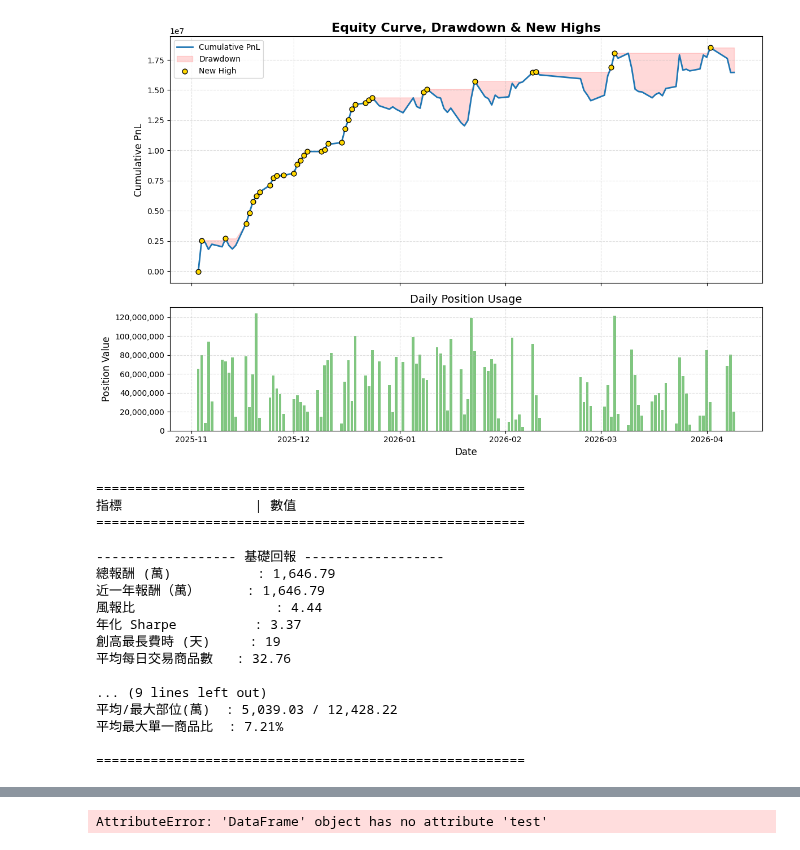
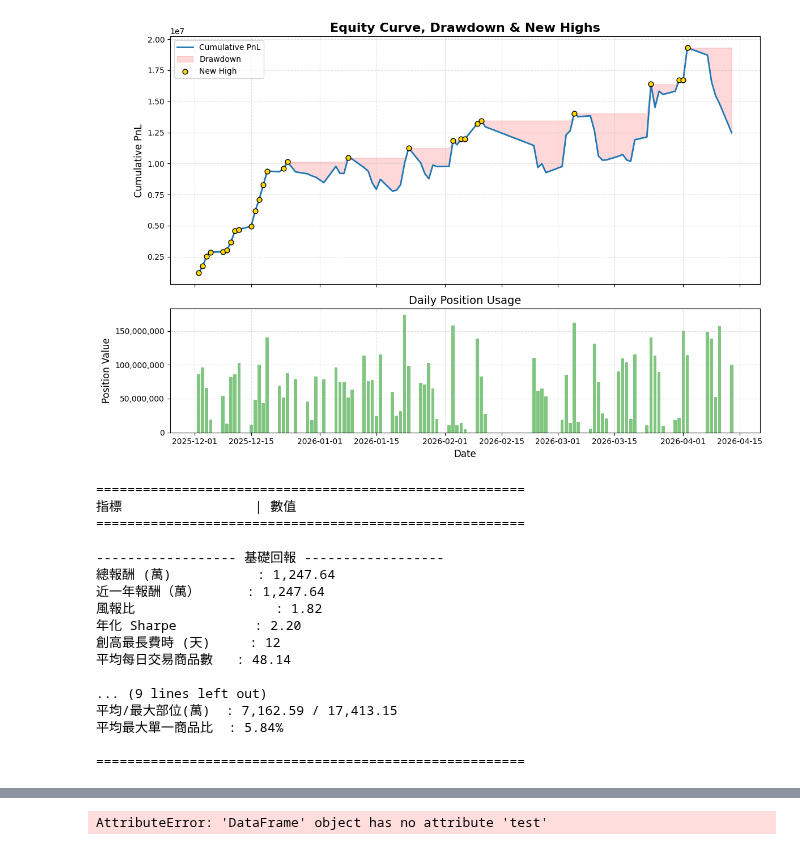
Before and after one commit to knjo/timeSeriesResearch, a Jupyter notebook: negFillResearch_model.ipynb, the cells around one changed output, grey strips where cells are left out. Drawn from its saved outputs; the diff is of its cells as text; code cells hidden in the pictures.

```diff
--- a/negFillResearch_model.ipynb
+++ b/negFillResearch_model.ipynb
@@ -150,14 +149,16 @@ signal_df['B1_Last'] = signal_df.BidLots1 / signal_df.avg_bidLots1
 signal_df['Total_Last'] = signal_df.TotalFillLots / signal_df.last_fillLots
 # %%
 based_columns = ['QuoteCode', 'ChannelSeq', 'InOut', 'Overshoot', 'TotalFillLots', 'BidPrice1','BidLots1', 'BidLots5', 'AskPrice1', 'AskLots1', 'AskLots5', 'FillLots']
-feature_columns = ['ToLow', 'ToHigh', 'Low_High', 'TickSize', 'TickBP', 'ToRef', 'ToOpen', 'FillLots_atLow', 'FillLots_atHigh', 'B1_A1B1', 'B1_B1B5', 'B12_B1B5', 'A1_A1A5', 'A12_A1A5', 'Spread', 'SpreadPairID', 'SpreadPairSeq', 'SpreadPairElapsed', 'SpreadNarrowSide', 'SpreadPairCumLots', 'PrevSpreadPairLots', 'RemainSeconds','B1_Last','Total_Last']
+feature_columns = ['ToLow', 'ToHigh', 'Low_High', 'TickSize', 'TickBP', 'ToRef', 'ToOpen', 'B1_A1B1', 'B1_B1B5', 'B12_B1B5', 'A1_A1A5', 'A12_A1A5', 'Spread', 'RemainSeconds']#'B1_Last','Total_Last']
 cross_columns = ['AmountRank', 'netAmountRank', 'TotalFillLotsRank', 'netTotalFillLotsRank', 'ToRefRank']
 day_columns = ['dealer_hedging_netLots', 'dealer_netLots', 'foreign_dealer_netLots', 'foreign_netLots', 'investment_netLots', 'margin_netLots', 'short_netLots', 'nextday_allow_day_trade_mark', 'trading_volume_noOdd', 'big_buy_lots', 'big_buy_ToCloseBP', 'big_buy_300sBP', 'big_sell_lots', 'big_sell_ToCloseBP', 'big_sell_300sBP', 'hft_participation', 'hft_buy_ToCloseBP', 'hft_buy_300sBP', 'hft_sell_ToCloseBP', 'hft_sell_300sBP', 'day_amount_rank', 'day_lots_rank']
 # #
 feature = based_columns + feature_columns + cross_columns + day_columns
 label = 'TakerSell_CloseBP_net'
+
+feature_columns = ['ToLow', 'ToHigh', 'Low_High', 'ToRef', 'ToOpen', 'B1_A1B1', 'RemainSeconds']
 # %%
-result = train_and_predict_ridge_rolling(signal_df, feature_columns , label, n_training_days=60, feature_screening=True, alpha=1 )
+result = train_and_predict_ridge_rolling(signal_df, feature_columns , label, n_training_days=60, feature_screening=True, alpha=0.1 )
 # %% [output]
 🔍 目前預測目標: TakerSell_CloseBP_net | Rolling Training 視窗: 60 天
 🔄 為了 O(1) NumPy 加速，強制將資料依照 Date, QuoteCode, TransTime 進行排序...
@@ -299,11 +323,17 @@ signal_df.head()
 # %%
 signal_df['PosLots'] = signal_df.groupby(['Date', 'QuoteCode']).BidPrice1.transform('cumcount') + 1
 signal_df['Position'] = signal_df.groupby(['Date', 'QuoteCode']).BidPrice1.transform('cumsum') / 10
-signalwithRisk_df = signal_df[  (~((signal_df.PosLots >1) & (signal_df.Position > 200))) & (signal_df.BidPrice1<1000)
-     & ((signal_df['day_amount_rank'] <= 100) | (signal_df['AmountRank_canDayTrade'] <= 100))
+signalwithRisk_df = signal_df[
+(signal_df.Position < 200)
+#  (~((signal_df.PosLots >1) & (signal_df.Position > 15))) & (signal_df.BidPrice1<150)
+# ( ((signal_df.Position < 500)&((signal_df.AmountRank < 50) | (signal_df.day_amount_rank<50))) |((signal_df.Position < 200)&((signal_df.AmountRank < 100) | (signal_df.day_amount_rank<100))) | ((signal_df.Position < 100)))
+& (signal_df.BidPrice1<1000)
+& ( (signal_df.hft_strick_makerSpreadBP > -70) | (signal_df.hft_strick_makerSpreadBP.isna()))
+#  & ((signal_df.AmountRank<100) |(signal_df.day_amount_rank < 100))
+#  & ((signal_df.ToRef>0))
       ].reset_index(drop=True)
 # signalwithRisk_df = signal_df[ (signal_df.PosLots ==1) & (signal_df.BidPrice1 <= 100)].reset_index(drop=True)
 # %%
-signalwithRisk_df['totalPosition'] = signalwithRisk_df.groupby(['Date']).BidPrice1.transform('cumsum') / 10
+# signalwithRisk_df['totalPosition'] = signalwithRisk_df.groupby(['Date']).BidPrice1.transform('cumsum') / 10
 
-signalwithRisk_df = signalwithRisk_df[ (signalwithRisk_df.totalPosition <= 40000 )].reset_index(drop=True)
+# signalwithRisk_df = signalwithRisk_df[ (signalwithRisk_df.totalPosition <= 15000 )].reset_index(drop=True)
@@ -370,25 +410,25 @@ results = bt.run_analysis()
 
 =======================================================
 # %%
-bt = BackTest(signalwithRisk_df[signalwithRisk_df.Date.astype(int) > 20251101])
+bt = BackTest(signalwithRisk_df[signalwithRisk_df.Date.astype(int) > 20251201])
 results = bt.run_analysis()
 # %% [output]
-[figure, old version]
+[figure, new version]
 =======================================================
 指標                 | 數值
 =======================================================
 
 ------------------ 基礎回報 ------------------
-總報酬 (萬)           : 1,646.79
-近一年報酬（萬）      : 1,646.79
-風報比                  : 4.44
-年化 Sharpe          : 3.37
-創高最長費時 (天)     : 19
-平均每日交易商品數   : 32.76
+總報酬 (萬)           : 1,247.64
+近一年報酬（萬）      : 1,247.64
+風報比                  : 1.82
+年化 Sharpe          : 2.20
+創高最長費時 (天)     : 12
+平均每日交易商品數   : 48.14
 
 ... (9 lines left out)
-平均/最大部位(萬)  : 5,039.03 / 12,428.22
-平均最大單一商品比  : 7.21%
+平均/最大部位(萬)  : 7,162.59 / 17,413.15
+平均最大單一商品比  : 5.84%
 
 =======================================================
 # %%
```
Also changed, not shown: parts of 39 cells of this notebook, 3 other files.
